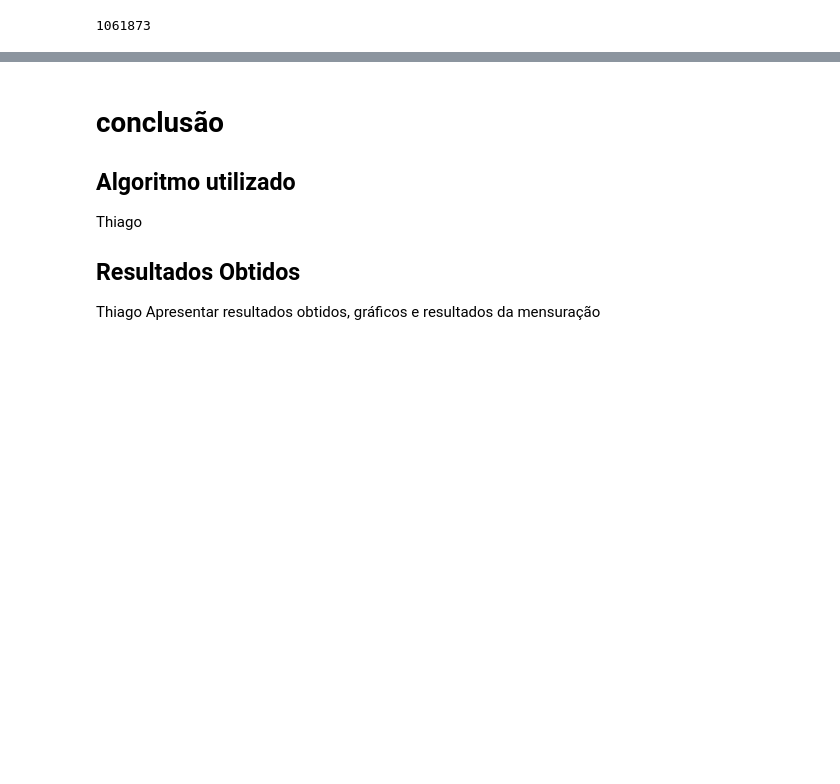
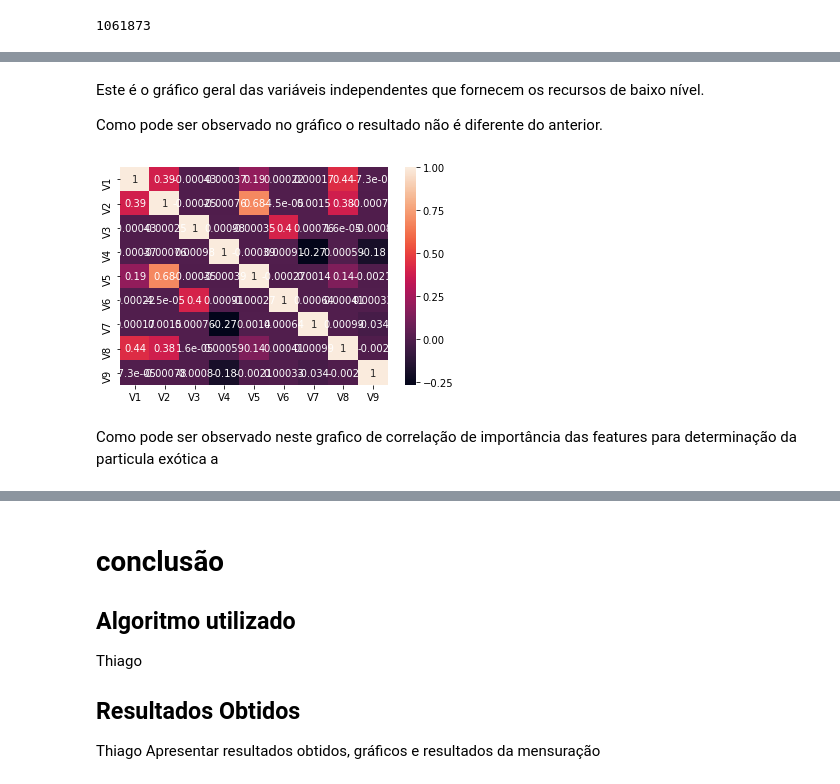
Before and after one commit to Machine-Learning-FGA/exotic-particles-problem, a Jupyter notebook: trabalho1_particulas.ipynb, the cells around one changed output, grey strips where cells are left out. Cells and saved outputs as stored; diff of their text form; code cells hidden in the pictures; blank space fills up the shorter version.

```diff
--- a/trabalho1_particulas.ipynb
+++ b/trabalho1_particulas.ipynb
@@ -130,0 +155,4 @@ Rafael, Adrianne
+# %%
+susy_two = pd.read_csv('SUSY.csv', delimiter=',', usecols=(0,1,2,3,4,5,6,7,8), skiprows=3000000)
+# %%
+susy_two.columns = ["V1", "V2", "V3", "V4", "V5", "V6", "V7", "V8", "V9"]
@@ -130,0 +161,11 @@ Rafael, Adrianne
+# %% [markdown]
+Este é o gráfico geral das variáveis independentes que fornecem os recursos de baixo nível.
+
+Como pode ser observado no gráfico o resultado não é diferente do anterior.
+# %%
+sns.heatmap(susy_two.corr(), annot = True)
+plt.show()
+# %% [output]
+[figure, added]
+# %% [markdown]
+Como pode ser observado neste grafico de correlação de importância das features para determinação da particula exótica a
```
Also changed, not shown: parts of 12 cells of this notebook.
